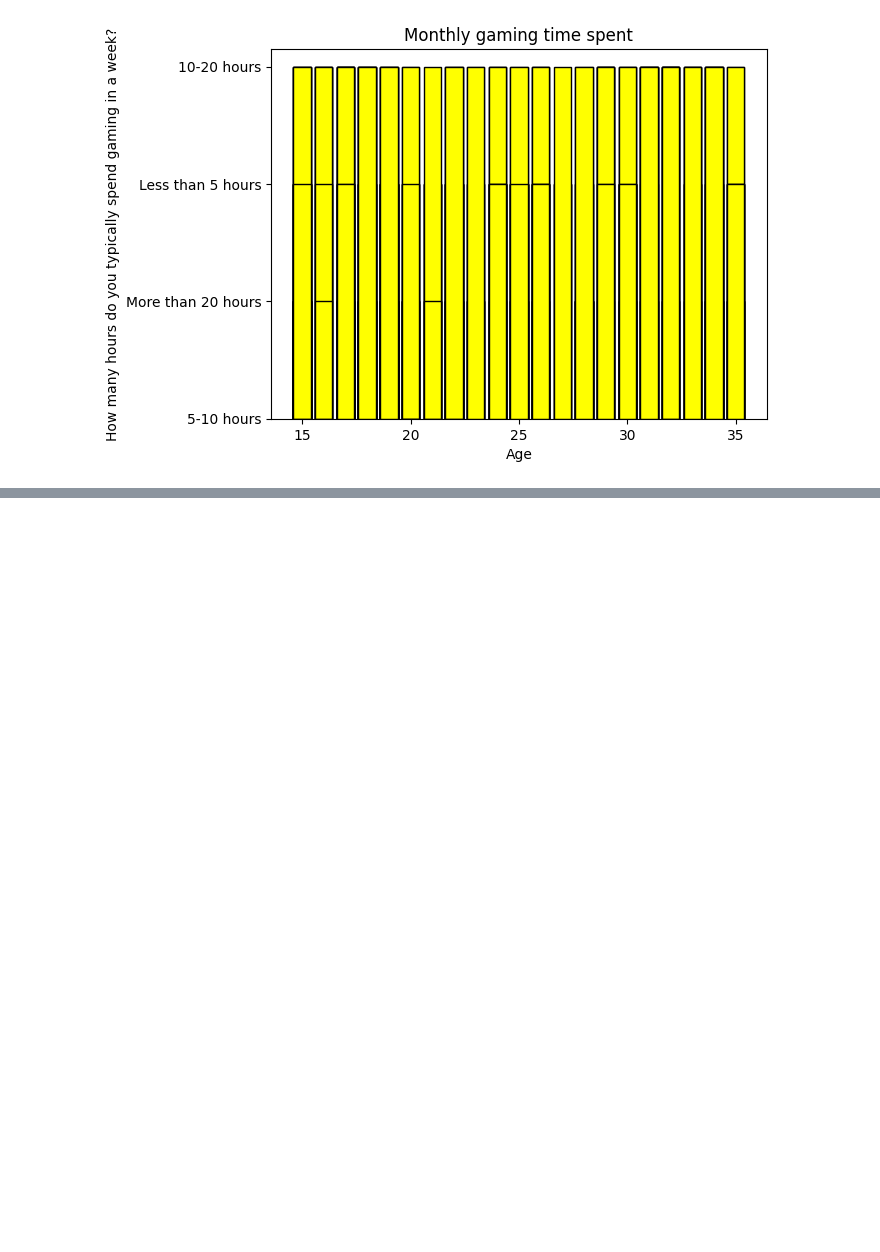
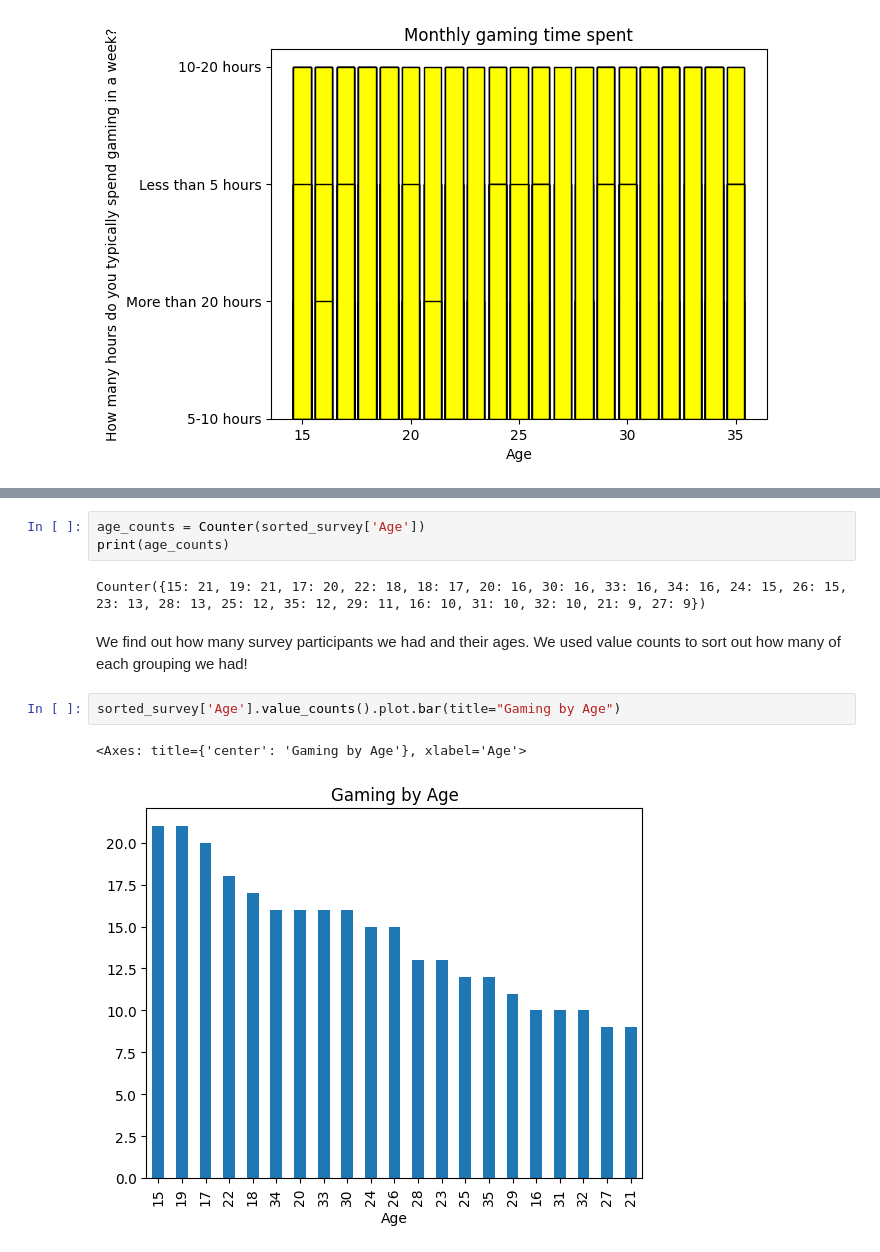
Before and after one commit to Zyoung002/Dataanalyticscapstone, a Jupyter notebook: Gaming_Trends.ipynb, the cells around one changed output, grey strips where cells are left out. Drawn from its saved outputs; the diff is of its cells as text; blank space fills up the shorter version.

```diff
--- a/Gaming_Trends.ipynb
+++ b/Gaming_Trends.ipynb
@@ -332,0 +397,12 @@ plt.show
+# %%
+age_counts = Counter(sorted_survey['Age'])
+print(age_counts)
+# %% [output]
+Counter({15: 21, 19: 21, 17: 20, 22: 18, 18: 17, 20: 16, 30: 16, 33: 16, 34: 16, 24: 15, 26: 15, 23: 13, 28: 13, 25: 12, 35: 12, 29: 11, 16: 10, 31: 10, 32: 10, 21: 9, 27: 9})
+# %% [markdown]
+We find out how many survey participants we had and their ages. We used value counts to sort out how many of each grouping we had!
+# %%
+sorted_survey['Age'].value_counts().plot.bar(title="Gaming by Age")
+# %% [output]
+<Axes: title={'center': 'Gaming by Age'}, xlabel='Age'>
+[figure, added]
```
Also changed, not shown: parts of 13 cells of this notebook.
